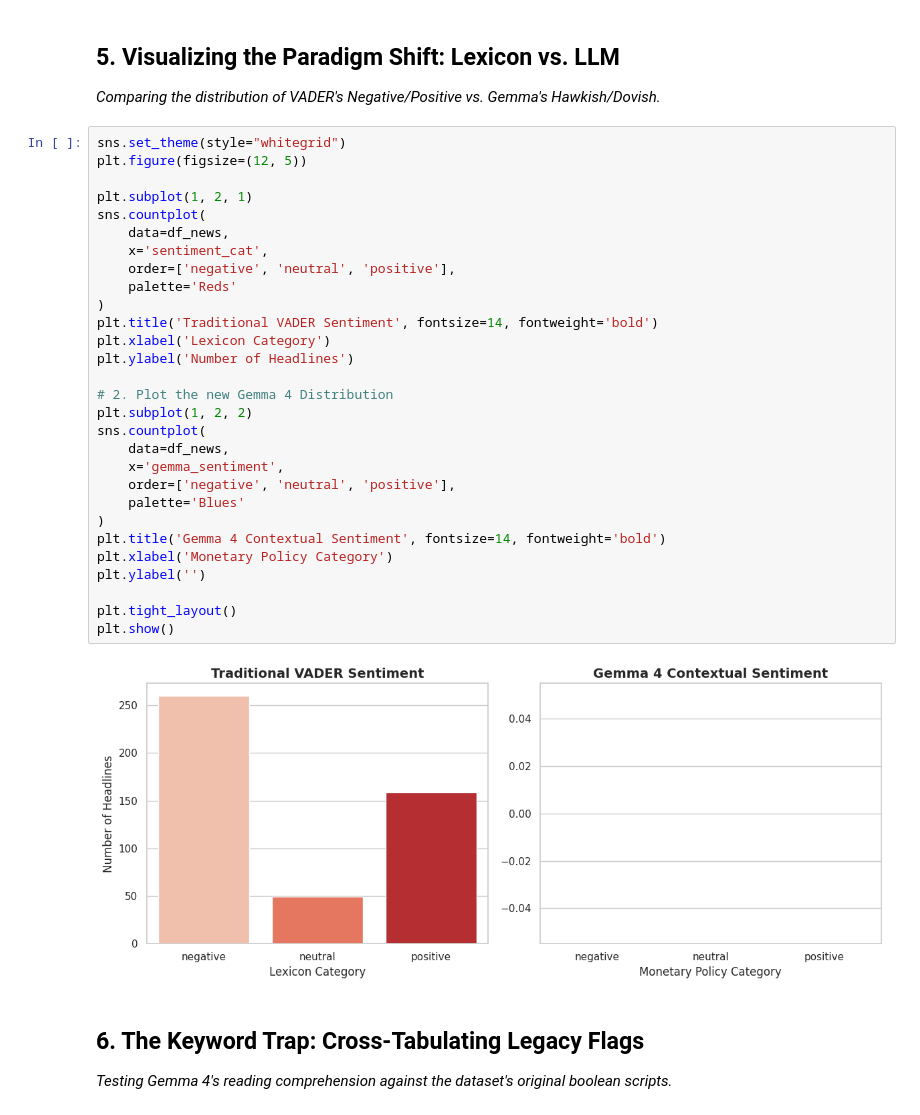
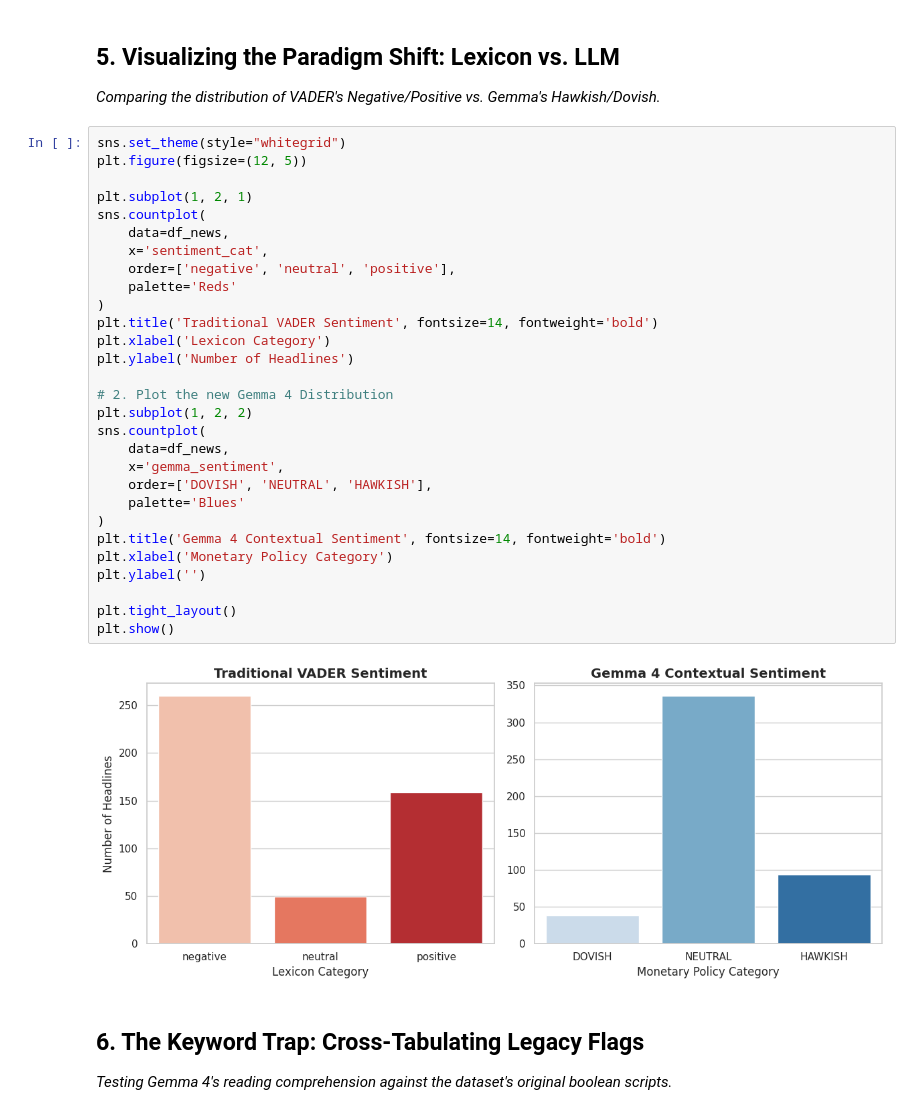
Before and after one commit to PavanKumarVattikuti/AI-Projects, a Jupyter notebook: financial_nlp_analysis/gemma_vs_vader.ipynb, the cells around one changed output. Cells and saved outputs as stored; diff of their text form.

```diff
--- a/financial_nlp_analysis/gemma_vs_vader.ipynb
+++ b/financial_nlp_analysis/gemma_vs_vader.ipynb
@@ -246,34 +246,34 @@ Upgraded dataset saved successfully!
 # %%
 sns.set_theme(style="whitegrid")
 plt.figure(figsize=(12, 5))
 
 plt.subplot(1, 2, 1)
 sns.countplot(
     data=df_news,
     x='sentiment_cat',
     order=['negative', 'neutral', 'positive'],
     palette='Reds'
 )
 plt.title('Traditional VADER Sentiment', fontsize=14, fontweight='bold')
 plt.xlabel('Lexicon Category')
 plt.ylabel('Number of Headlines')
 
 # 2. Plot the new Gemma 4 Distribution
 plt.subplot(1, 2, 2)
 sns.countplot(
     data=df_news,
     x='gemma_sentiment',
-    order=['negative', 'neutral', 'positive'],
+    order=['DOVISH', 'NEUTRAL', 'HAWKISH'],
     palette='Blues'
 )
 plt.title('Gemma 4 Contextual Sentiment', fontsize=14, fontweight='bold')
 plt.xlabel('Monetary Policy Category')
 plt.ylabel('')
 
 plt.tight_layout()
 plt.show()
 # %% [output]
-[figure, old version]
+[figure, new version]
 # %% [markdown]
 ## 6. The Keyword Trap: Cross-Tabulating Legacy Flags
 *Testing Gemma 4's reading comprehension against the dataset's original boolean scripts.*
```
